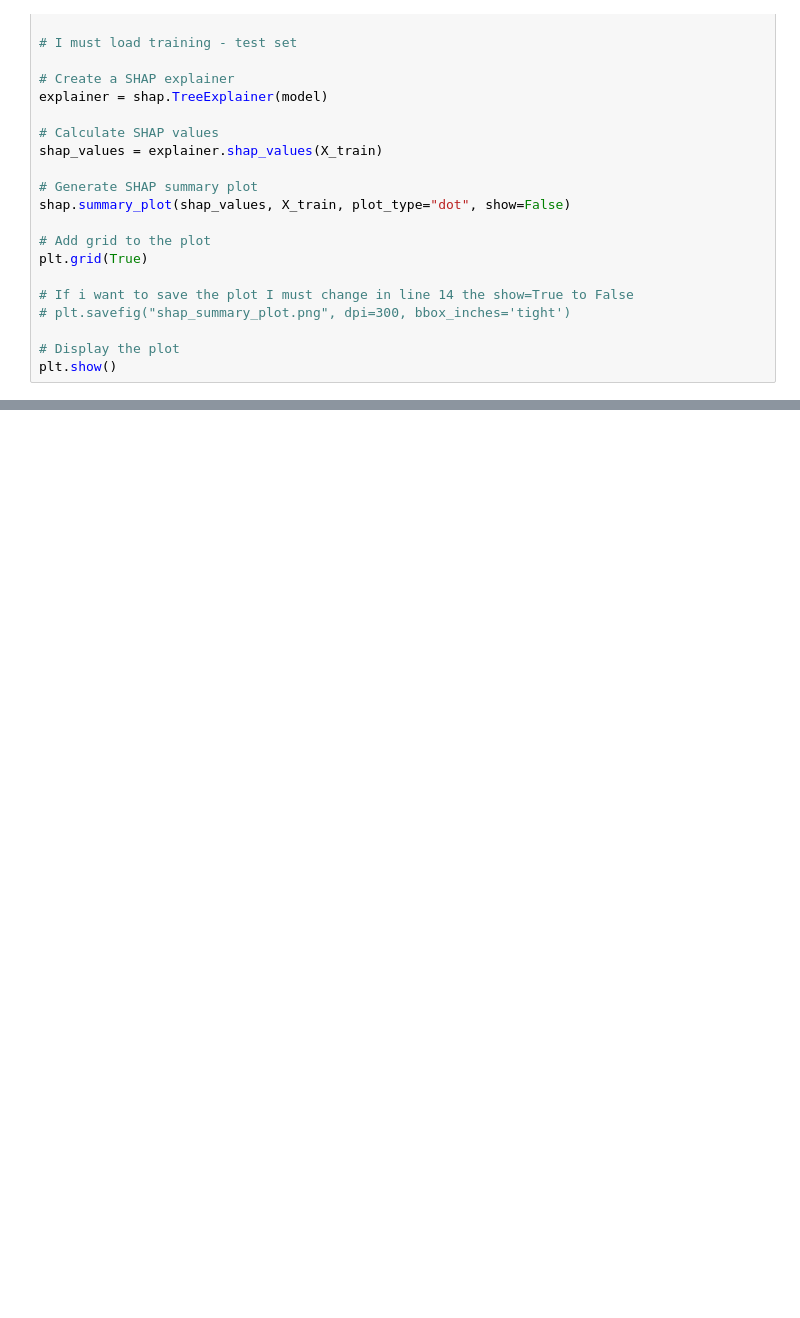
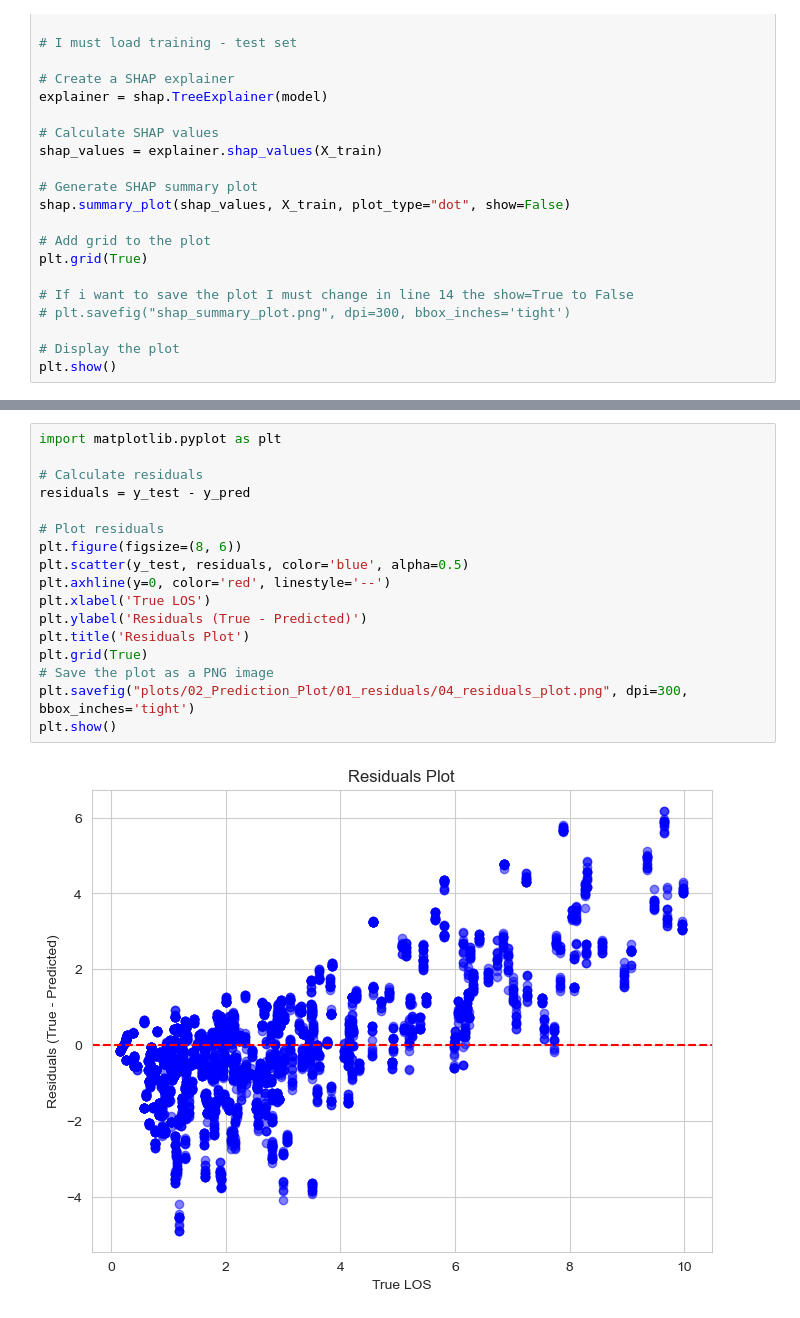
Before and after one commit to DimopDim/PhD, a Jupyter notebook: 03_External_Validation/01_XGBoost_los.ipynb, the cells around one changed output, grey strips where cells are left out. Cells and saved outputs as stored; diff of their text form; blank space fills up the shorter version.

```diff
--- a/03_External_Validation/01_XGBoost_los.ipynb
+++ b/03_External_Validation/01_XGBoost_los.ipynb
@@ -1229,0 +1330,19 @@ plt.show()
+# %%
+import matplotlib.pyplot as plt
+
+# Calculate residuals
+residuals = y_test - y_pred
+
+# Plot residuals
+plt.figure(figsize=(8, 6))
+plt.scatter(y_test, residuals, color='blue', alpha=0.5)
+plt.axhline(y=0, color='red', linestyle='--')
+plt.xlabel('True LOS')
+plt.ylabel('Residuals (True - Predicted)')
+plt.title('Residuals Plot')
+plt.grid(True)
+# Save the plot as a PNG image
+plt.savefig("plots/02_Prediction_Plot/01_residuals/04_residuals_plot.png", dpi=300, bbox_inches='tight')
+plt.show()
+# %% [output]
+[figure, added]
```
Also changed, not shown: parts of 11 cells of this notebook.
